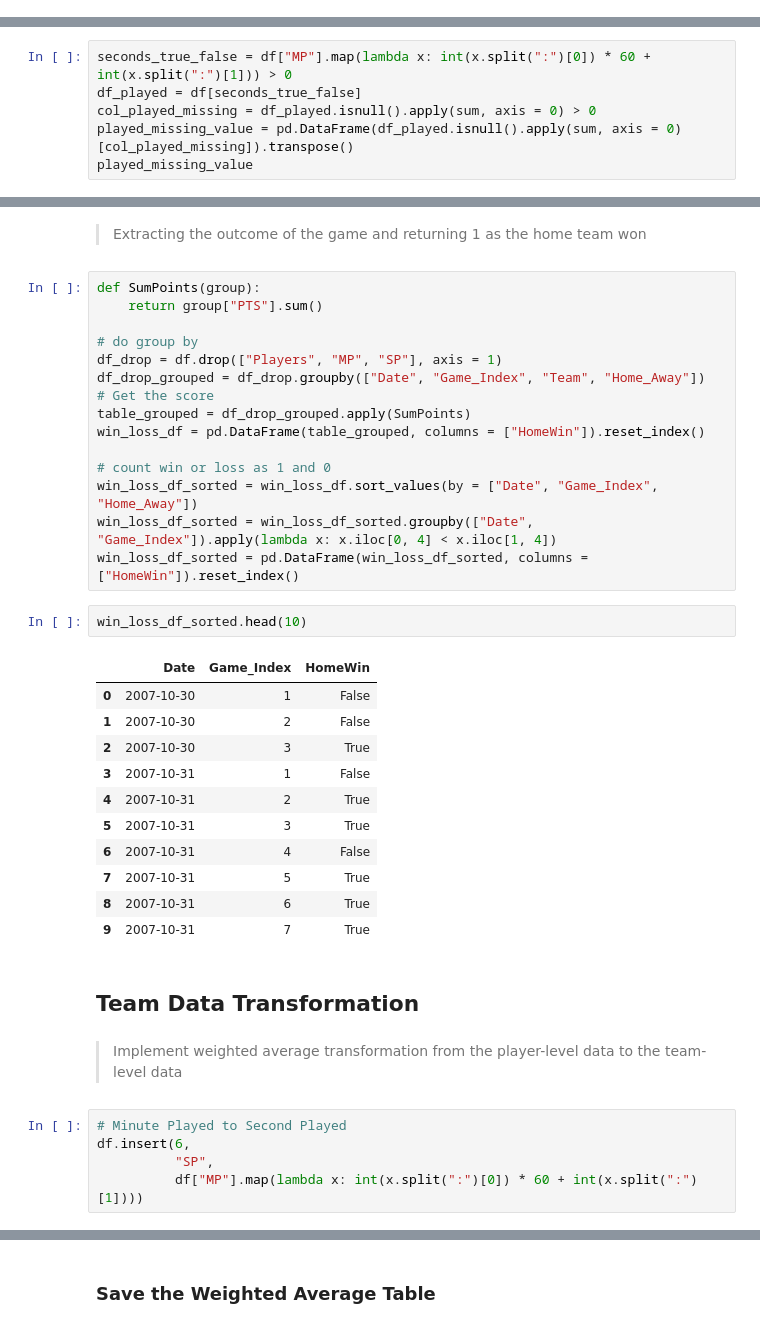
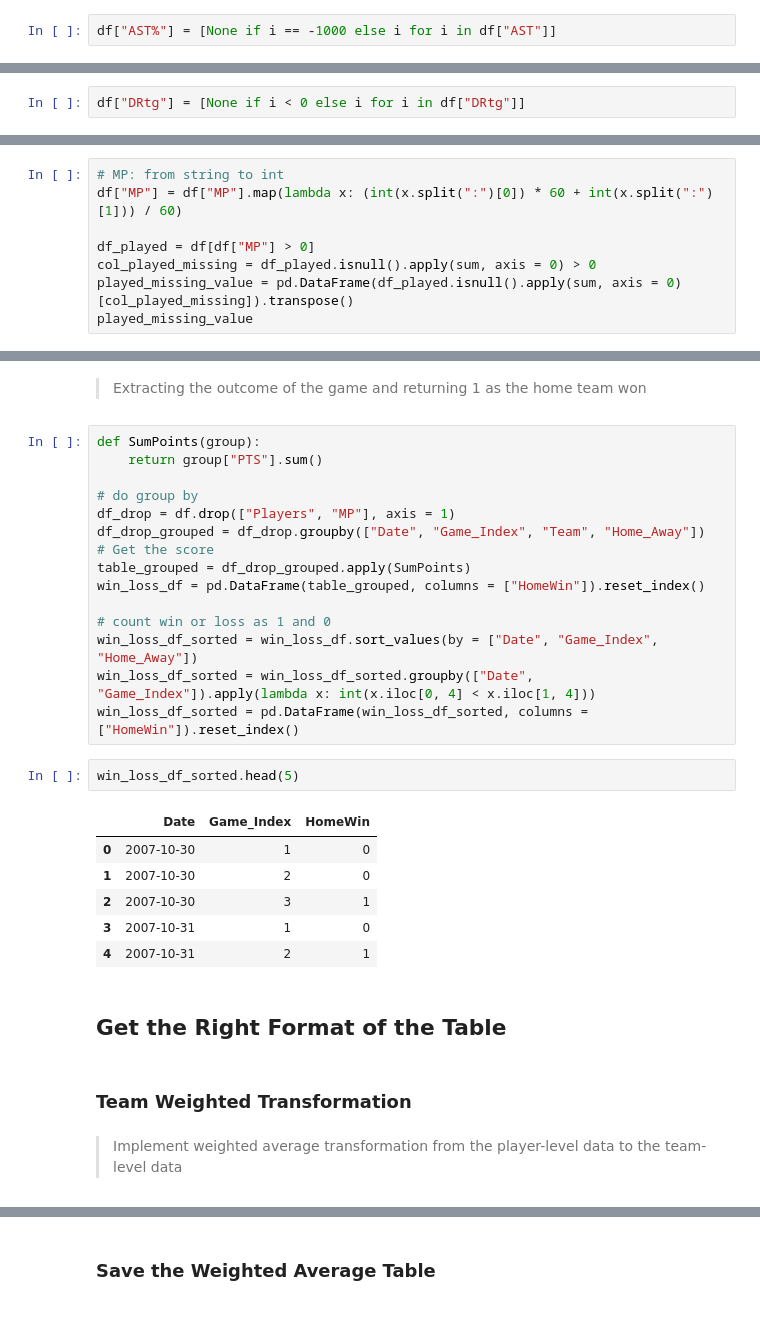
Before and after one commit to BaselineAnalytics/IntroductiontoDataScience, a Jupyter notebook: NBA_Analysis.ipynb, the cells around one changed output, grey strips where cells are left out. Drawn from its saved outputs; the diff is of its cells as text.

```diff
--- a/NBA_Analysis.ipynb
+++ b/NBA_Analysis.ipynb
@@ -51,0 +171,2 @@ team_played_date["GameYear"] = getGameYear(date_str)
+# %%
+df["AST%"] = [None if i == -1000 else i for i in df["AST"]]
@@ -52,3 +175,5 @@ team_played_date["GameYear"] = getGameYear(date_str)
+# %%
+df["DRtg"] = [None if i < 0 else i for i in df["DRtg"]]
 # %% [markdown]
 ### Is there NA value in the raw dataset?
 # %%
@@ -103,6 +208,8 @@ df[df.isnull().apply(sum, axis = 1) == len(missing_value.columns)].head(5)
 # %%
-seconds_true_false = df["MP"].map(lambda x: int(x.split(":")[0]) * 60 + int(x.split(":")[1])) > 0
-df_played = df[seconds_true_false]
+# MP: from string to int
+df["MP"] = df["MP"].map(lambda x: (int(x.split(":")[0]) * 60 + int(x.split(":")[1])) / 60)
+
+df_played = df[df["MP"] > 0]
 col_played_missing = df_played.isnull().apply(sum, axis = 0) > 0
 played_missing_value = pd.DataFrame(df_played.isnull().apply(sum, axis = 0)[col_played_missing]).transpose()
 played_missing_value
@@ -185,7 +292,7 @@ def SumPoints(group):
     return group["PTS"].sum()
 
 # do group by
-df_drop = df.drop(["Players", "MP", "SP"], axis = 1)
+df_drop = df.drop(["Players", "MP"], axis = 1)
 df_drop_grouped = df_drop.groupby(["Date", "Game_Index", "Team", "Home_Away"])
 # Get the score
 table_grouped = df_drop_grouped.apply(SumPoints)
@@ -193,29 +300,21 @@ win_loss_df = pd.DataFrame(table_grouped, columns = ["HomeWin"]).reset_index()
 
 # count win or loss as 1 and 0
 win_loss_df_sorted = win_loss_df.sort_values(by = ["Date", "Game_Index", "Home_Away"])
-win_loss_df_sorted = win_loss_df_sorted.groupby(["Date", "Game_Index"]).apply(lambda x: x.iloc[0, 4] < x.iloc[1, 4])
+win_loss_df_sorted = win_loss_df_sorted.groupby(["Date", "Game_Index"]).apply(lambda x: int(x.iloc[0, 4] < x.iloc[1, 4]))
 win_loss_df_sorted = pd.DataFrame(win_loss_df_sorted, columns = ["HomeWin"]).reset_index()
 # %%
-win_loss_df_sorted.head(10)
+win_loss_df_sorted.head(5)
 # %% [output]
 |  | Date | Game_Index | HomeWin |
-| 0 | 2007-10-30 | 1 | False |
-| 1 | 2007-10-30 | 2 | False |
-| 2 | 2007-10-30 | 3 | True |
-| 3 | 2007-10-31 | 1 | False |
-| 4 | 2007-10-31 | 2 | True |
-| 5 | 2007-10-31 | 3 | True |
-| 6 | 2007-10-31 | 4 | False |
-| 7 | 2007-10-31 | 5 | True |
-| 8 | 2007-10-31 | 6 | True |
-| 9 | 2007-10-31 | 7 | True |
+| 0 | 2007-10-30 | 1 | 0 |
+| 1 | 2007-10-30 | 2 | 0 |
+| 2 | 2007-10-30 | 3 | 1 |
+| 3 | 2007-10-31 | 1 | 0 |
+| 4 | 2007-10-31 | 2 | 1 |
+# %% [markdown]
+## Get the Right Format of the Table
 # %% [markdown]
-## Team Data Transformation
+### Team Weighted Transformation
 # %% [markdown]
 > Implement weighted average transformation from the player-level data to the team-level data
-# %%
-# Minute Played to Second Played
-df.insert(6,
-          "SP",
-          df["MP"].map(lambda x: int(x.split(":")[0]) * 60 + int(x.split(":")[1])))
 # %%
```
Also changed, not shown: parts of 144 cells of this notebook, 6 other files.
